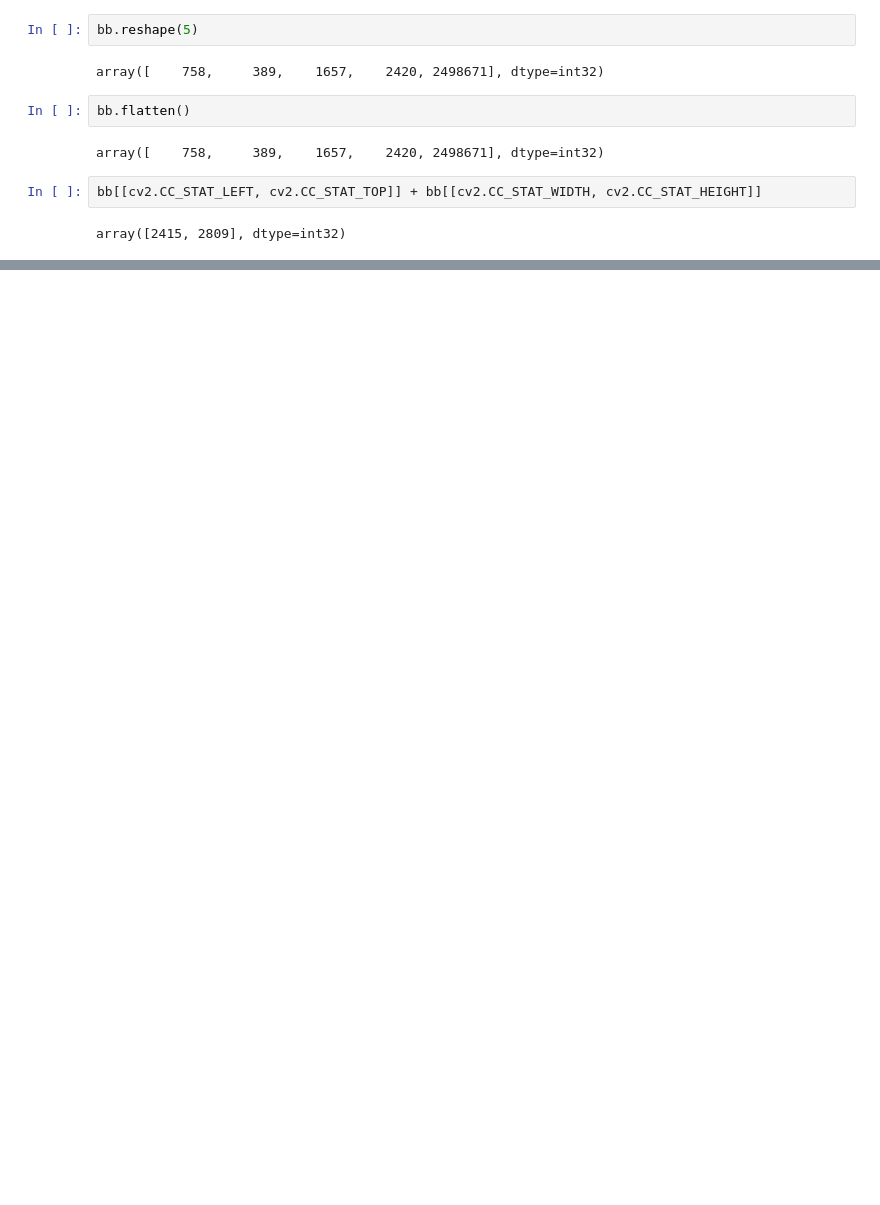
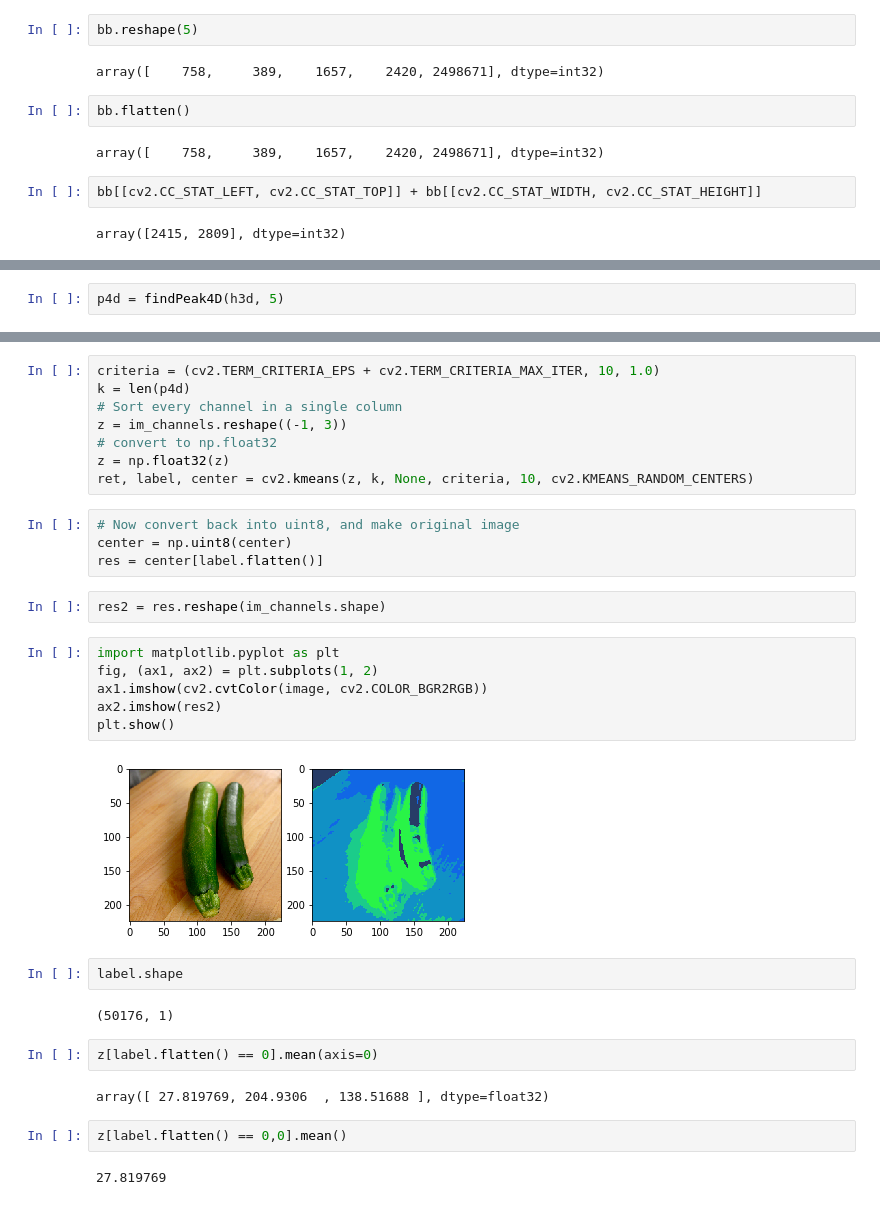
Before and after one commit to sergisalgueiro/ObjectRecognitionPython, a Jupyter notebook: Notebook.ipynb, the cells around one changed output, grey strips where cells are left out. Cells and saved outputs as stored; diff of their text form; blank space fills up the shorter version.

```diff
--- a/Notebook.ipynb
+++ b/Notebook.ipynb
@@ -236,0 +318,2 @@ array([2415, 2809], dtype=int32)
+# %%
+p4d = findPeak4D(h3d, 5)
@@ -236,0 +332,34 @@ array([2415, 2809], dtype=int32)
+# %%
+criteria = (cv2.TERM_CRITERIA_EPS + cv2.TERM_CRITERIA_MAX_ITER, 10, 1.0)
+k = len(p4d)
+# Sort every channel in a single column
+z = im_channels.reshape((-1, 3))
+# convert to np.float32
+z = np.float32(z)
+ret, label, center = cv2.kmeans(z, k, None, criteria, 10, cv2.KMEANS_RANDOM_CENTERS)
+# %%
+# Now convert back into uint8, and make original image
+center = np.uint8(center)
+res = center[label.flatten()]
+# %%
+res2 = res.reshape(im_channels.shape)
+# %%
+import matplotlib.pyplot as plt
+fig, (ax1, ax2) = plt.subplots(1, 2)
+ax1.imshow(cv2.cvtColor(image, cv2.COLOR_BGR2RGB))
+ax2.imshow(res2)
+plt.show()
+# %% [output]
+[figure, added]
+# %%
+label.shape
+# %% [output]
+(50176, 1)
+# %%
+z[label.flatten() == 0].mean(axis=0)
+# %% [output]
+array([ 27.819769, 204.9306  , 138.51688 ], dtype=float32)
+# %%
+z[label.flatten() == 0,0].mean()
+# %% [output]
+27.819769
```
Also changed, not shown: parts of 21 cells of this notebook, 2 other files.
